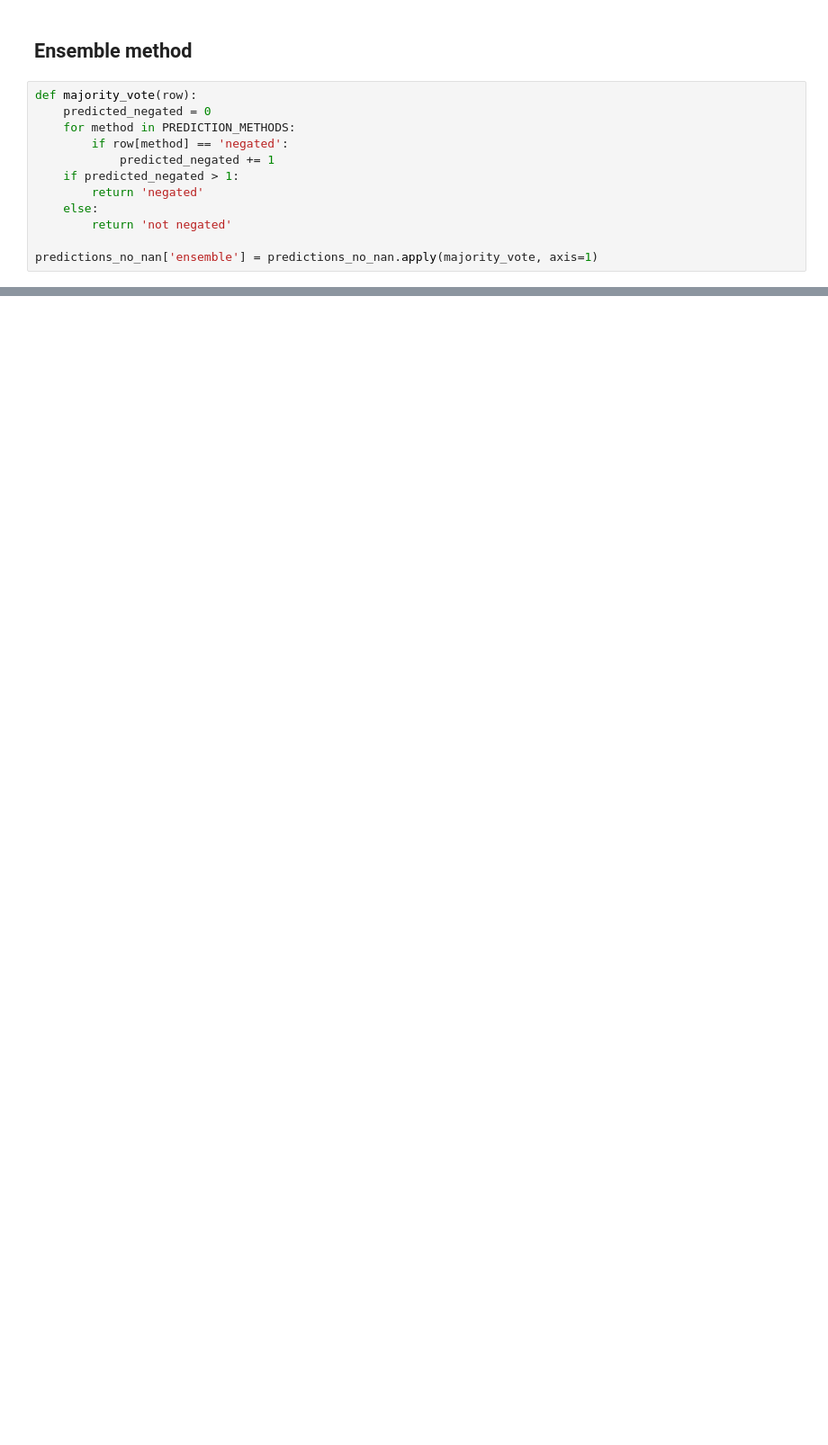
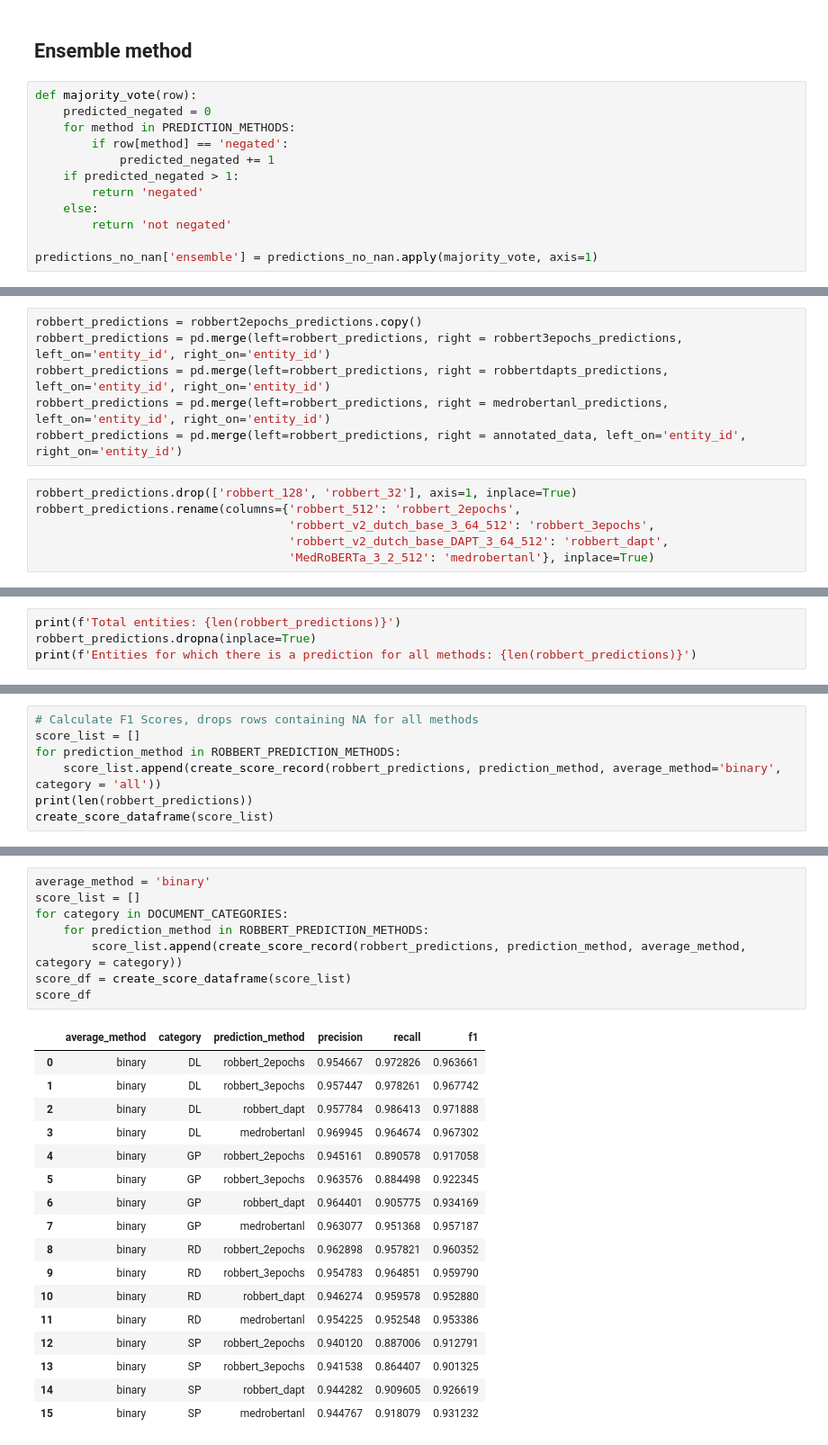
Before and after one commit to umcu/negation-detection, a Jupyter notebook: 01_general_evaluation.ipynb, the cells around one changed output, grey strips where cells are left out. Shown at 90% size. Saved outputs shown, nothing was run; the diff lists cells and outputs as text; blank space fills up the shorter version.

```diff
--- a/01_general_evaluation.ipynb
+++ b/01_general_evaluation.ipynb
@@ -260,0 +499,12 @@ print(pretty_df.to_latex(index=False))
+# %%
+robbert_predictions = robbert2epochs_predictions.copy()
+robbert_predictions = pd.merge(left=robbert_predictions, right = robbert3epochs_predictions, left_on='entity_id', right_on='entity_id')
+robbert_predictions = pd.merge(left=robbert_predictions, right = robbertdapts_predictions, left_on='entity_id', right_on='entity_id')
+robbert_predictions = pd.merge(left=robbert_predictions, right = medrobertanl_predictions, left_on='entity_id', right_on='entity_id')
+robbert_predictions = pd.merge(left=robbert_predictions, right = annotated_data, left_on='entity_id', right_on='entity_id')
+# %%
+robbert_predictions.drop(['robbert_128', 'robbert_32'], axis=1, inplace=True)
+robbert_predictions.rename(columns={'robbert_512': 'robbert_2epochs',
+                                    'robbert_v2_dutch_base_3_64_512': 'robbert_3epochs',
+                                    'robbert_v2_dutch_base_DAPT_3_64_512': 'robbert_dapt',
+                                    'MedRoBERTa_3_2_512': 'medrobertanl'}, inplace=True)
@@ -260,0 +520,4 @@ print(pretty_df.to_latex(index=False))
+# %%
+print(f'Total entities: {len(robbert_predictions)}')
+robbert_predictions.dropna(inplace=True)
+print(f'Entities for which there is a prediction for all methods: {len(robbert_predictions)}')
@@ -260,0 +529,7 @@ print(pretty_df.to_latex(index=False))
+# %%
+# Calculate F1 Scores, drops rows containing NA for all methods
+score_list = []
+for prediction_method in ROBBERT_PREDICTION_METHODS:
+    score_list.append(create_score_record(robbert_predictions, prediction_method, average_method='binary', category = 'all'))
+print(len(robbert_predictions))
+create_score_dataframe(score_list)
@@ -260,0 +562,26 @@ print(pretty_df.to_latex(index=False))
+# %%
+average_method = 'binary'
+score_list = []
+for category in DOCUMENT_CATEGORIES:
+    for prediction_method in ROBBERT_PREDICTION_METHODS:
+        score_list.append(create_score_record(robbert_predictions, prediction_method, average_method, category = category))
+score_df = create_score_dataframe(score_list)
+score_df
+# %% [output]
+|  | average_method | category | prediction_method | precision | recall | f1 |
+| 0 | binary | DL | robbert_2epochs | 0.954667 | 0.972826 | 0.963661 |
+| 1 | binary | DL | robbert_3epochs | 0.957447 | 0.978261 | 0.967742 |
+| 2 | binary | DL | robbert_dapt | 0.957784 | 0.986413 | 0.971888 |
+| 3 | binary | DL | medrobertanl | 0.969945 | 0.964674 | 0.967302 |
+| 4 | binary | GP | robbert_2epochs | 0.945161 | 0.890578 | 0.917058 |
+| 5 | binary | GP | robbert_3epochs | 0.963576 | 0.884498 | 0.922345 |
+| 6 | binary | GP | robbert_dapt | 0.964401 | 0.905775 | 0.934169 |
+| 7 | binary | GP | medrobertanl | 0.963077 | 0.951368 | 0.957187 |
+| 8 | binary | RD | robbert_2epochs | 0.962898 | 0.957821 | 0.960352 |
+| 9 | binary | RD | robbert_3epochs | 0.954783 | 0.964851 | 0.959790 |
+| 10 | binary | RD | robbert_dapt | 0.946274 | 0.959578 | 0.952880 |
+| 11 | binary | RD | medrobertanl | 0.954225 | 0.952548 | 0.953386 |
+| 12 | binary | SP | robbert_2epochs | 0.940120 | 0.887006 | 0.912791 |
+| 13 | binary | SP | robbert_3epochs | 0.941538 | 0.864407 | 0.901325 |
+| 14 | binary | SP | robbert_dapt | 0.944282 | 0.909605 | 0.926619 |
+| 15 | binary | SP | medrobertanl | 0.944767 | 0.918079 | 0.931232 |
```
Also changed, not shown: parts of 34 cells of this notebook, 9 other files.
